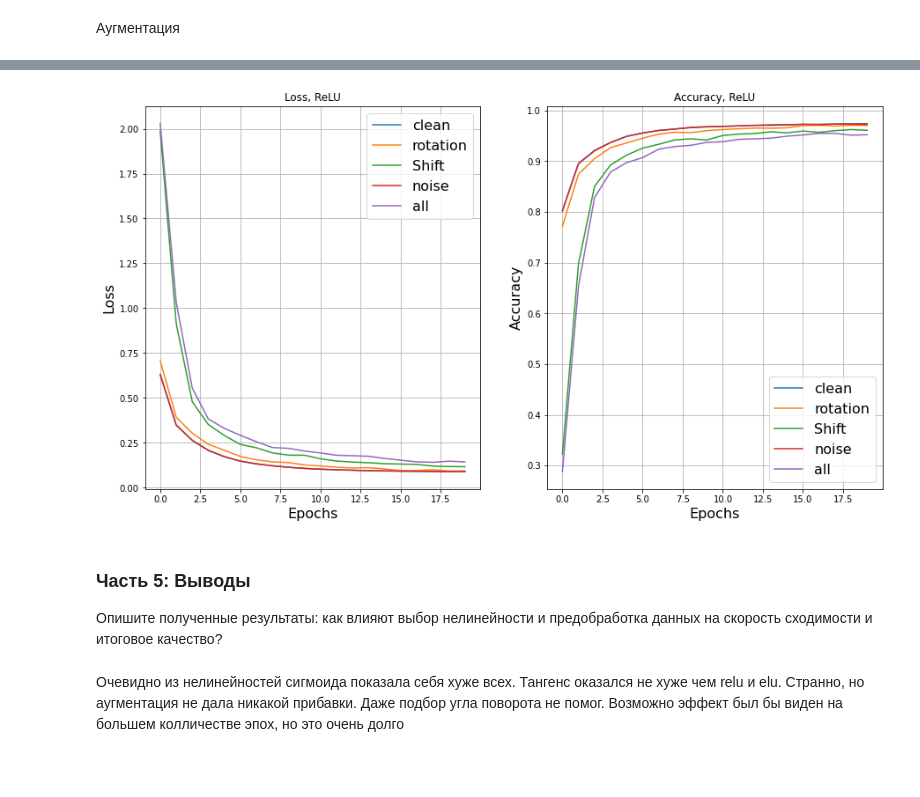
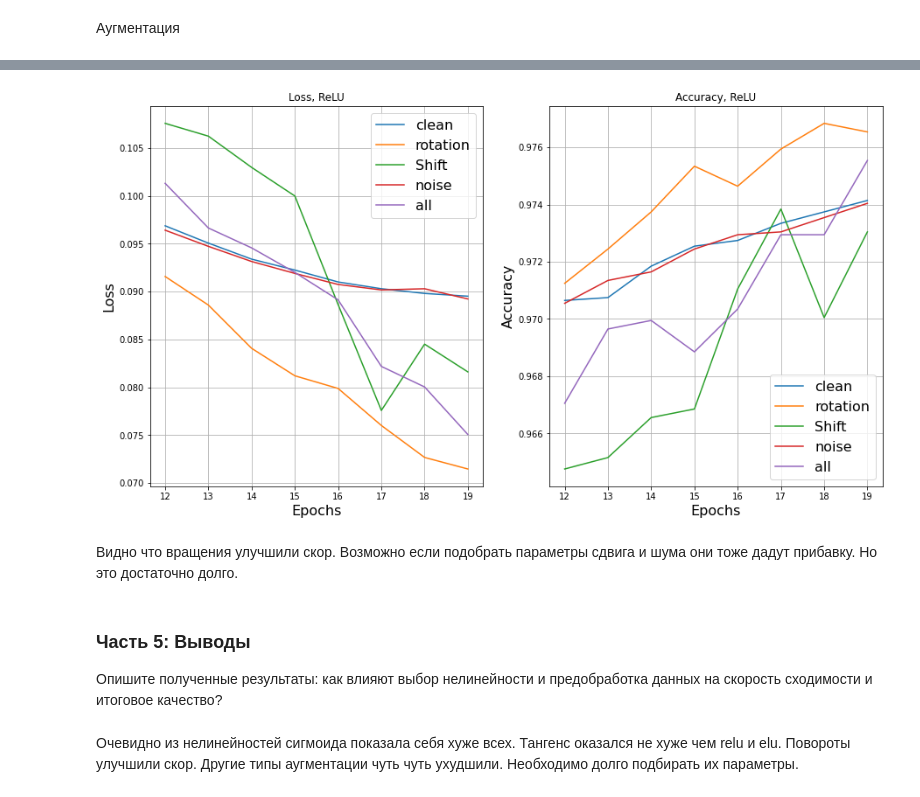
Before and after one commit to RadionovM/neural, a Jupyter notebook: hw2_MNIST.ipynb, the cells around one changed output, grey strips where cells are left out. Drawn from its saved outputs; the diff is of its cells as text; code cells hidden in the pictures; blank space fills up the shorter version.

```diff
--- a/hw2_MNIST.ipynb
+++ b/hw2_MNIST.ipynb
@@ -134,12 +134,12 @@ import sys
 from IPython.display import clear_output
 %matplotlib inline
 # %%
-transform = transforms.Compose([
+common_transform = transforms.Compose([
                        transforms.ToTensor(),
                        transforms.Normalize((0.1307,), (0.3081,))
                     ])
-train_dataset = MNIST('.', train=True, download=True, transform=transform)
-test_dataset = MNIST('.', train=False, transform=transform)
+train_dataset = MNIST('.', train=True, download=True, transform=common_transform)
+test_dataset = MNIST('.', train=False, transform=common_transform)
 
 train_loader = DataLoader(train_dataset, batch_size=32, shuffle=False)
 test_loader = DataLoader(test_dataset, batch_size=32, shuffle=False)
@@ -471,7 +488,7 @@ plot_pic(next(iter(train_loader))[0][0][0].numpy())
 # %%
 def train_with_transform(transform):
   train_dataset = MNIST('.', train=True, download=True, transform=transform)
-  test_dataset = MNIST('.', train=False, transform=transform)
+  test_dataset = MNIST('.', train=False, transform=common_transform)
 
   train_loader = DataLoader(train_dataset, batch_size=32, shuffle=False)
   test_loader = DataLoader(test_dataset, batch_size=32, shuffle=False)
@@ -561,32 +577,35 @@ Epoch 19... (Train/Test) NLL: 0.145/0.144       Accuracy: 0.956/0.952
 # %%
 plt.figure(figsize=(15, 8))
 plt.subplot(1, 2, 1)
+x = np.arange(len(ts_r))[12:]
 plt.title('Loss, ReLU')
-plt.plot(ts_r, label='clean')
-plt.plot(ts_rot, label='rotation')
-plt.plot(ts_sh, label='Shift')
-plt.plot(ts_noise, label='noise')
-plt.plot(ts_all, label='all')
+plt.plot(x, ts_r[12:], label='clean')
+plt.plot(x, ts_rot[12:], label='rotation')
+plt.plot(x, ts_sh[12:], label='Shift')
+plt.plot(x, ts_noise[12:], label='noise')
+plt.plot(x, ts_all[12:], label='all')
 plt.xlabel('Epochs', fontsize=16)
 plt.ylabel('Loss', fontsize=16)
 plt.legend(loc=0, fontsize=16)
 plt.grid()
 plt.subplot(1, 2, 2)
 plt.title('Accuracy, ReLU')
-plt.plot(ts_ac_r, label='clean')
-plt.plot(ts_ac_rot, label='rotation')
-plt.plot(ts_ac_sh, label='Shift')
-plt.plot(ts_ac_noise, label='noise')
-plt.plot(ts_ac_all, label='all')
+plt.plot(x, ts_ac_r[12:], label='clean')
+plt.plot(x, ts_ac_rot[12:], label='rotation')
+plt.plot(x, ts_ac_sh[12:], label='Shift')
+plt.plot(x, ts_ac_noise[12:], label='noise')
+plt.plot(x, ts_ac_all[12:], label='all')
 plt.xlabel('Epochs', fontsize=16)
 plt.ylabel('Accuracy', fontsize=16)
 plt.legend(loc=0, fontsize=16)
 plt.grid()
 plt.show()
 # %% [output]
-[figure, old version]
+[figure, new version]
+# %% [markdown]
+Видно что вращения улучшили скор. Возможно если подобрать параметры сдвига и шума они тоже дадут прибавку. Но это достаточно долго.
 # %% [markdown]
 ### Часть 5: Выводы
 Опишите полученные результаты: как влияют выбор нелинейности и предобработка данных на скорость сходимости и итоговое качество?
 # %% [markdown]
-Очевидно из нелинейностей сигмоида показала себя хуже всех. Тангенс оказался не хуже чем relu и elu. Странно, но аугментация не дала никакой прибавки. Даже подбор угла поворота не помог. Возможно эффект был бы виден на большем колличестве эпох, но это очень долго
+Очевидно из нелинейностей сигмоида показала себя хуже всех. Тангенс оказался не хуже чем relu и elu. Повороты улучшили скор. Другие типы аугментации чуть чуть ухудшили. Необходимо долго подбирать их параметры.
```
Also changed, not shown: parts of 18 cells of this notebook.
